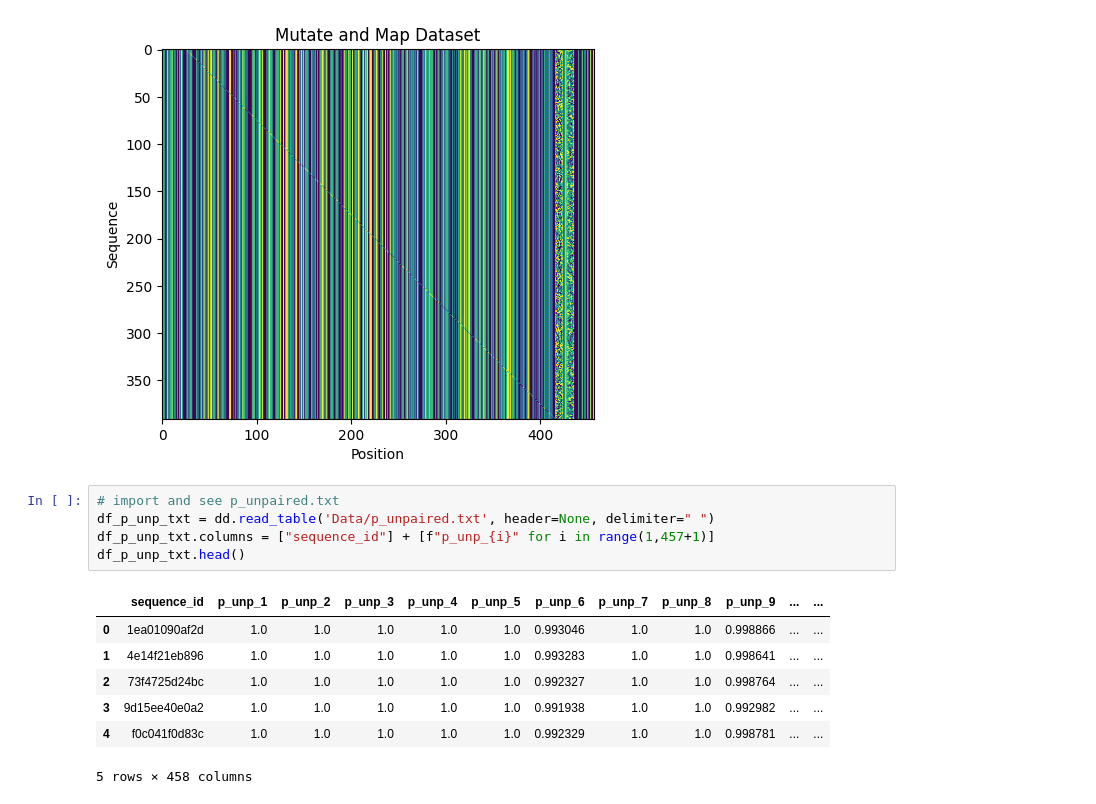
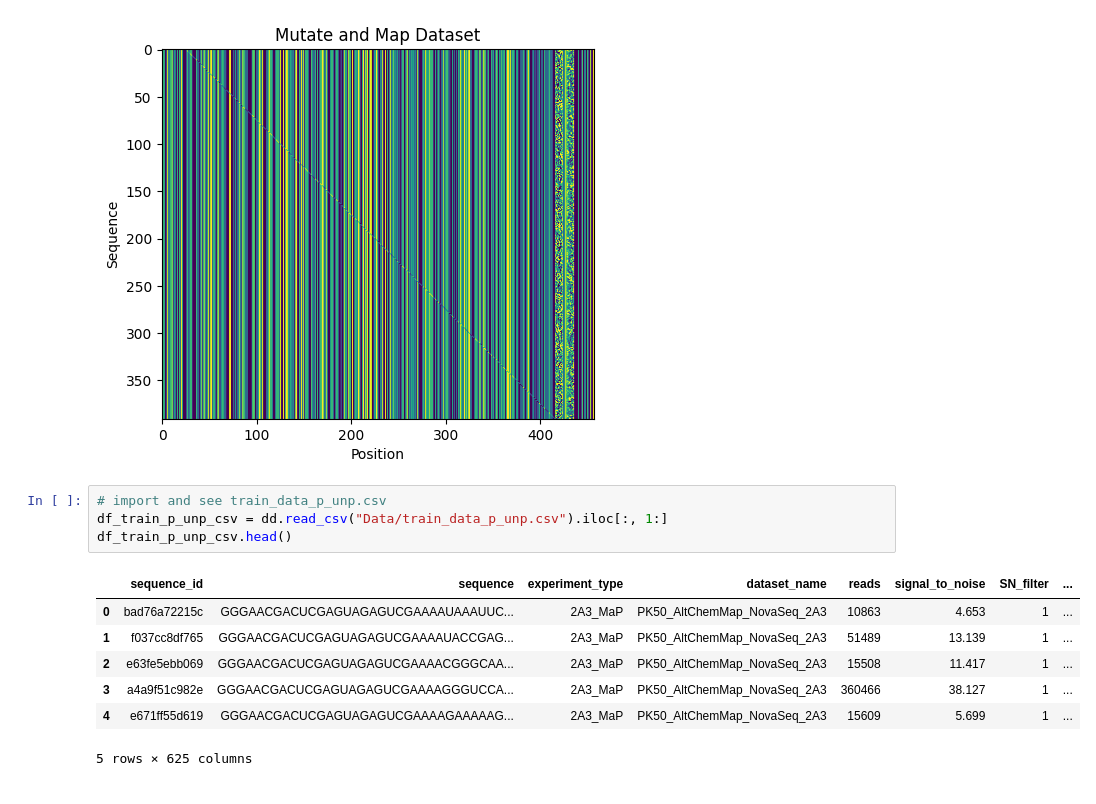
Before and after one commit to jainpranav1/Kaggle_Competition, a Jupyter notebook: deepnote/Kaggle_Competition/Preprocessing Data.ipynb, the cells around one changed output. Cells and saved outputs as stored; diff of their text form.

```diff
--- a/deepnote/Kaggle_Competition/Preprocessing Data.ipynb
+++ b/deepnote/Kaggle_Competition/Preprocessing Data.ipynb
@@ -85,16 +85,15 @@ plt.ylabel("Sequence")
 plt.show()
 # %% [output]
 [figure]
-# %%
-# import and see p_unpaired.txt
-df_p_unp_txt = dd.read_table('Data/p_unpaired.txt', header=None, delimiter=" ")
-df_p_unp_txt.columns = ["sequence_id"] + [f"p_unp_{i}" for i in range(1,457+1)]
-df_p_unp_txt.head()
-# %% [output]
-|  | sequence_id | p_unp_1 | p_unp_2 | p_unp_3 | p_unp_4 | p_unp_5 | p_unp_6 | p_unp_7 | p_unp_8 | p_unp_9 | ... | ... |
-| 0 | 1ea01090af2d | 1.0 | 1.0 | 1.0 | 1.0 | 1.0 | 0.993046 | 1.0 | 1.0 | 0.998866 | ... | ... |
-| 1 | 4e14f21eb896 | 1.0 | 1.0 | 1.0 | 1.0 | 1.0 | 0.993283 | 1.0 | 1.0 | 0.998641 | ... | ... |
-| 2 | 73f4725d24bc | 1.0 | 1.0 | 1.0 | 1.0 | 1.0 | 0.992327 | 1.0 | 1.0 | 0.998764 | ... | ... |
-| 3 | 9d15ee40e0a2 | 1.0 | 1.0 | 1.0 | 1.0 | 1.0 | 0.991938 | 1.0 | 1.0 | 0.992982 | ... | ... |
-| 4 | f0c041f0d83c | 1.0 | 1.0 | 1.0 | 1.0 | 1.0 | 0.992329 | 1.0 | 1.0 | 0.998781 | ... | ... |
-5 rows × 458 columns
+# %%
+# import and see train_data_p_unp.csv
+df_train_p_unp_csv = dd.read_csv("Data/train_data_p_unp.csv").iloc[:, 1:]
+df_train_p_unp_csv.head()
+# %% [output]
+|  | sequence_id | sequence | experiment_type | dataset_name | reads | signal_to_noise | SN_filter | ... |
+| 0 | bad76a72215c | GGGAACGACUCGAGUAGAGUCGAAAAUAAAUUC... | 2A3_MaP | PK50_AltChemMap_NovaSeq_2A3 | 10863 | 4.653 | 1 | ... |
+| 1 | f037cc8df765 | GGGAACGACUCGAGUAGAGUCGAAAAUACCGAG... | 2A3_MaP | PK50_AltChemMap_NovaSeq_2A3 | 51489 | 13.139 | 1 | ... |
+| 2 | e63fe5ebb069 | GGGAACGACUCGAGUAGAGUCGAAAACGGGCAA... | 2A3_MaP | PK50_AltChemMap_NovaSeq_2A3 | 15508 | 11.417 | 1 | ... |
+| 3 | a4a9f51c982e | GGGAACGACUCGAGUAGAGUCGAAAAGGGUCCA... | 2A3_MaP | PK50_AltChemMap_NovaSeq_2A3 | 360466 | 38.127 | 1 | ... |
+| 4 | e671ff55d619 | GGGAACGACUCGAGUAGAGUCGAAAAGAAAAAG... | 2A3_MaP | PK50_AltChemMap_NovaSeq_2A3 | 15609 | 5.699 | 1 | ... |
+5 rows × 625 columns
```
Also changed, not shown: parts of 1 cell of this notebook, 5 other files.
